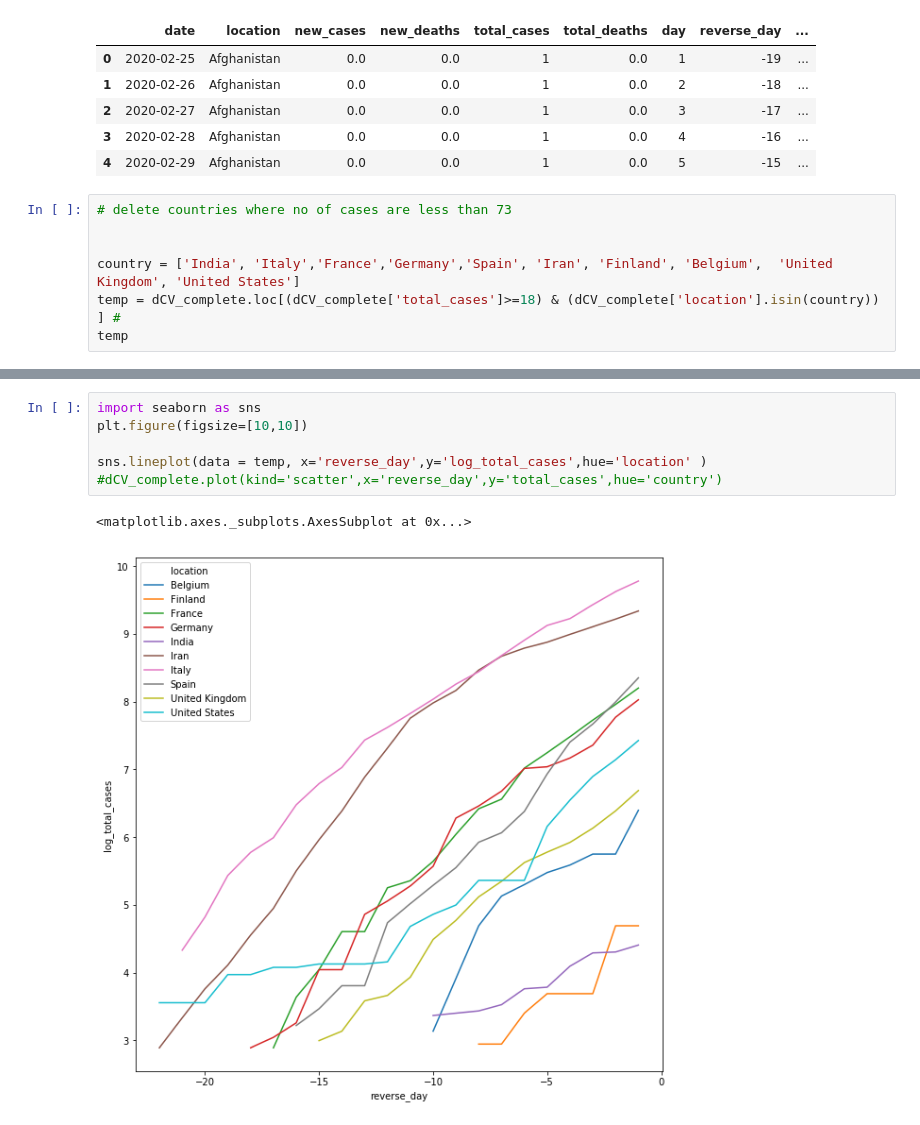
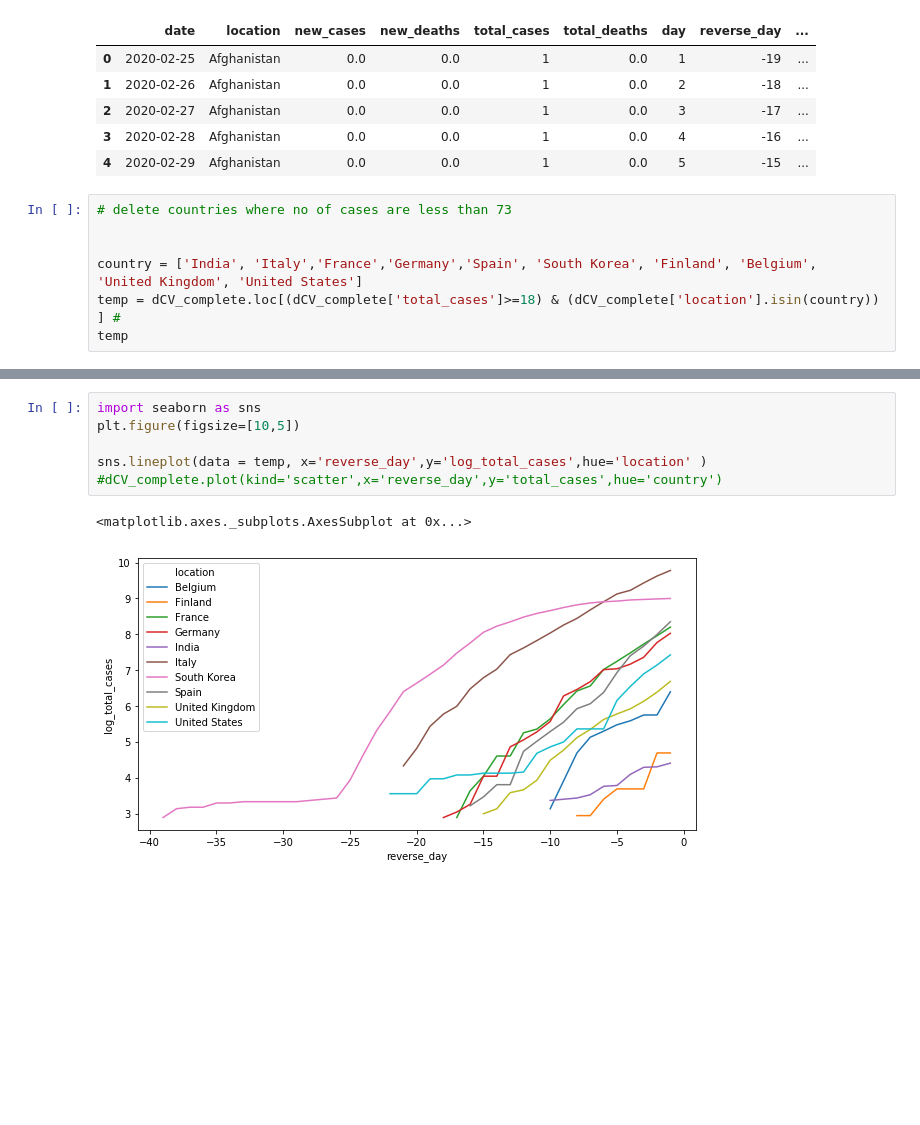
Before and after one commit to rishemjit/COVID_analysis, a Jupyter notebook: Regression_analysis.ipynb, the cells around one changed output, grey strips where cells are left out. Drawn from its saved outputs; the diff is of its cells as text; blank space fills up the shorter version.

```diff
--- a/Regression_analysis.ipynb
+++ b/Regression_analysis.ipynb
@@ -538,7 +538,7 @@ dCV_complete.head()
 # delete countries where no of cases are less than 73
 
 
-country = ['India', 'Italy','France','Germany','Spain', 'Iran', 'Finland', 'Belgium',  'United Kingdom', 'United States']
+country = ['India', 'Italy','France','Germany','Spain', 'South Korea', 'Finland', 'Belgium',  'United Kingdom', 'United States']
 temp = dCV_complete.loc[(dCV_complete['total_cases']>=18) & (dCV_complete['location'].isin(country)) ] #
 temp
 # %% [output]
@@ -558,9 +558,9 @@ temp
 # %%
 import seaborn as sns
-plt.figure(figsize=[10,10])
+plt.figure(figsize=[10,5])
 
 sns.lineplot(data = temp, x='reverse_day',y='log_total_cases',hue='location' )
 #dCV_complete.plot(kind='scatter',x='reverse_day',y='total_cases',hue='country')
 # %% [output]
 <matplotlib.axes._subplots.AxesSubplot at 0x...>
-[figure, old version]
+[figure, new version]
```
Also changed, not shown: parts of 2 cells of this notebook.
